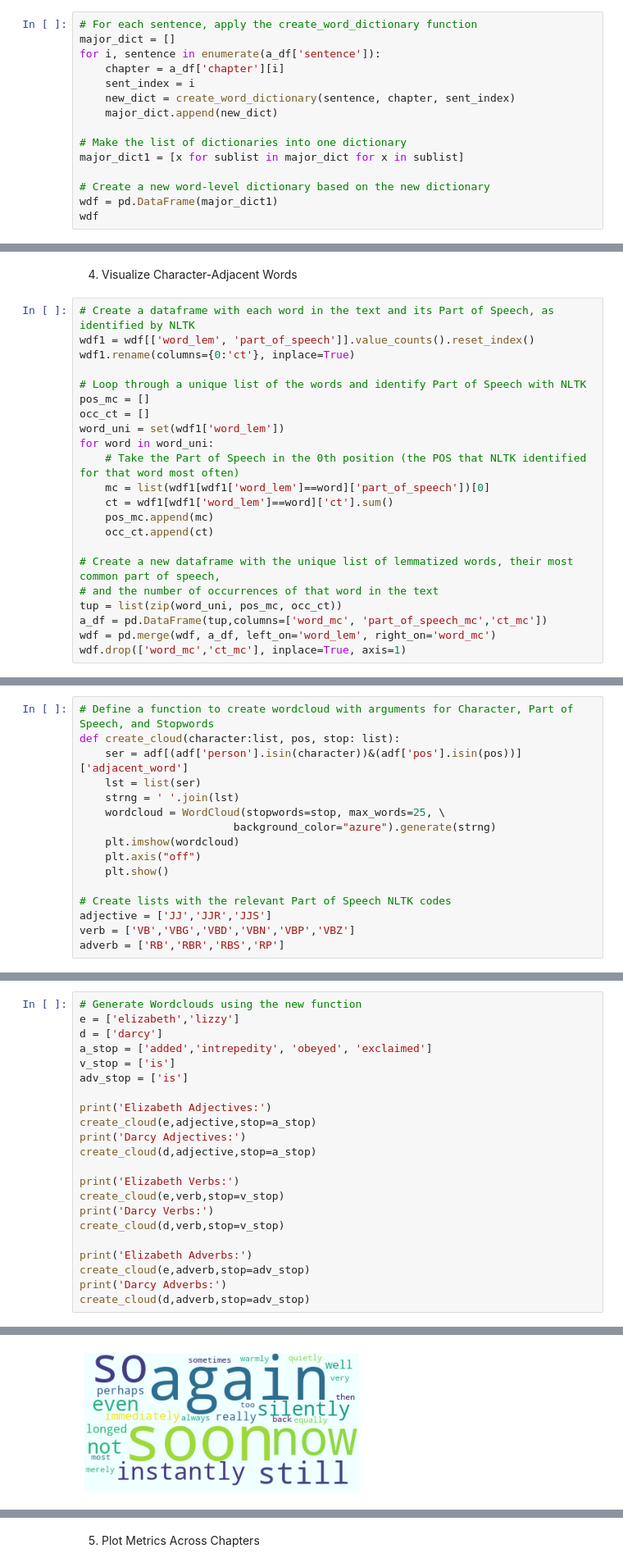
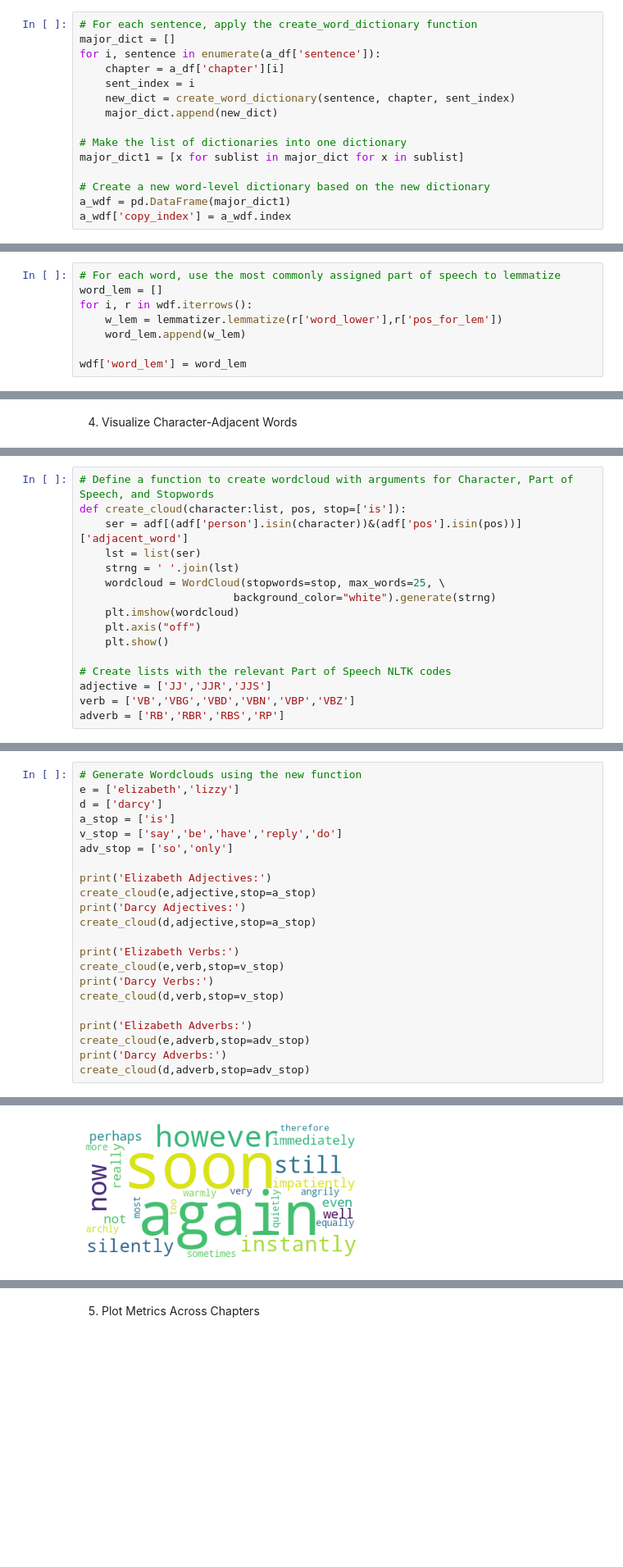
Before and after one commit to afternoonwalsh/py_for_lit, a Jupyter notebook: explore.ipynb, the cells around one changed output, grey strips where cells are left out. Shown at 82% size. Drawn from its saved outputs; the diff is of its cells as text; blank space fills up the shorter version.

```diff
--- a/explore.ipynb
+++ b/explore.ipynb
@@ -267,5 +319,5 @@ for i, sentence in enumerate(a_df['sentence']):
 major_dict1 = [x for sublist in major_dict for x in sublist]
 
 # Create a new word-level dictionary based on the new dictionary
-wdf = pd.DataFrame(major_dict1)
-wdf
+a_wdf = pd.DataFrame(major_dict1)
+a_wdf['copy_index'] = a_wdf.index
@@ -285,0 +347,8 @@ wdf
+# %%
+# For each word, use the most commonly assigned part of speech to lemmatize
+word_lem = []
+for i, r in wdf.iterrows():
+    w_lem = lemmatizer.lemmatize(r['word_lower'],r['pos_for_lem'])
+    word_lem.append(w_lem)
+
+wdf['word_lem'] = word_lem
@@ -406,28 +528,6 @@ print(
 total df row count: 5974 | character count: 704565 | word count: 122790 | sentence count: 199
 # %% [markdown]
 4. Visualize Character-Adjacent Words
-# %%
-# Create a dataframe with each word in the text and its Part of Speech, as identified by NLTK
-wdf1 = wdf[['word_lem', 'part_of_speech']].value_counts().reset_index()
-wdf1.rename(columns={0:'ct'}, inplace=True)
-
-# Loop through a unique list of the words and identify Part of Speech with NLTK
-pos_mc = []
-occ_ct = []
-word_uni = set(wdf1['word_lem'])
-for word in word_uni:
-    # Take the Part of Speech in the 0th position (the POS that NLTK identified for that word most often)
-    mc = list(wdf1[wdf1['word_lem']==word]['part_of_speech'])[0]
-    ct = wdf1[wdf1['word_lem']==word]['ct'].sum()
-    pos_mc.append(mc)
-    occ_ct.append(ct)
-
-# Create a new dataframe with the unique list of lemmatized words, their most common part of speech,
-# and the number of occurrences of that word in the text
-tup = list(zip(word_uni, pos_mc, occ_ct))
-a_df = pd.DataFrame(tup,columns=['word_mc', 'part_of_speech_mc','ct_mc'])
-wdf = pd.merge(wdf, a_df, left_on='word_lem', right_on='word_mc')
-wdf.drop(['word_mc','ct_mc'], inplace=True, axis=1)
 # %%
 # Create lists to form dataframe for "Adjacent Words"
 wrd_adj = []
@@ -492,12 +590,12 @@ adf.head()
 | 4 | it | lizzy | PRP | 63 |
 # %%
 # Define a function to create wordcloud with arguments for Character, Part of Speech, and Stopwords
-def create_cloud(character:list, pos, stop: list):
+def create_cloud(character:list, pos, stop=['is']):
     ser = adf[(adf['person'].isin(character))&(adf['pos'].isin(pos))]['adjacent_word']
     lst = list(ser)
     strng = ' '.join(lst)
     wordcloud = WordCloud(stopwords=stop, max_words=25, \
-                        background_color="azure").generate(strng)
+                        background_color="white").generate(strng)
     plt.imshow(wordcloud)
     plt.axis("off")
     plt.show()
@@ -510,9 +618,9 @@ adverb = ['RB','RBR','RBS','RP']
 # Generate Wordclouds using the new function
 e = ['elizabeth','lizzy']
 d = ['darcy']
-a_stop = ['added','intrepedity', 'obeyed', 'exclaimed']
-v_stop = ['is']
-adv_stop = ['is']
+a_stop = ['is']
+v_stop = ['say','be','have','reply','do']
+adv_stop = ['so','only']
 
 print('Elizabeth Adjectives:')
 create_cloud(e,adjective,stop=a_stop)
@@ -540,3 +648,3 @@ Darcy Verbs:
 Elizabeth Adverbs:
-[figure, old version]
+[figure, new version]
 Darcy Adverbs:
```
Also changed, not shown: parts of 47 cells of this notebook.
